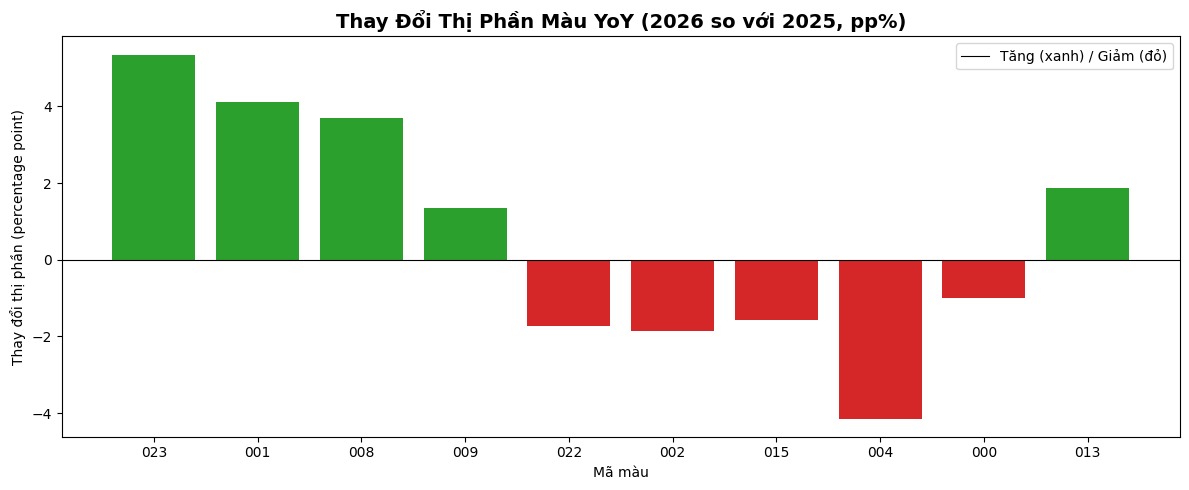
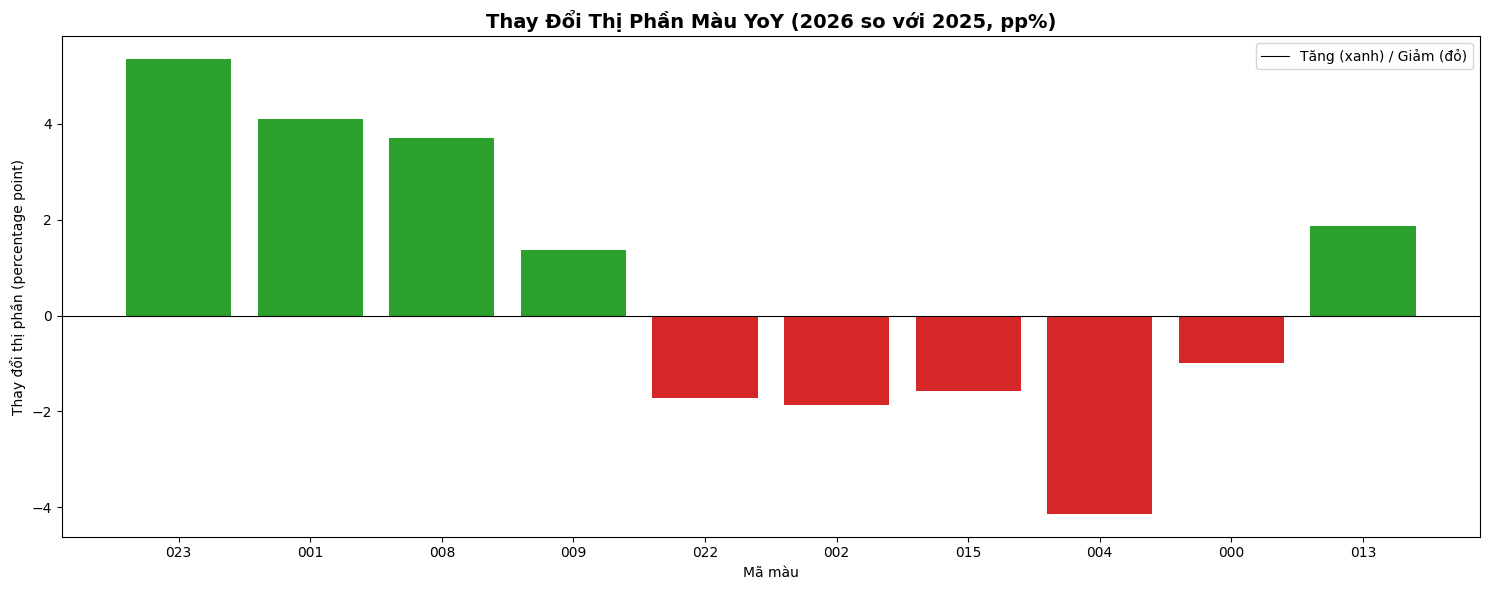
Code edit (unified diff) that turned the first committed figure into the second:
--- before
+++ after
@@ -4,5 +4,5 @@
 yoy_change = share_2026 - share_2025
 
-fig, ax = plt.subplots(figsize=(12, 5))
+fig, ax = plt.subplots(figsize=(15, 6))
 colors_yoy = ['C2' if v >= 0 else 'C3' for v in yoy_change.values]
 ax.bar(yoy_change.index, yoy_change.values, color=colors_yoy)

Commit: Rebuild 5 academic notebooks from 15 template repos Cloned all 15 repos (r01-r15), read each notebook structure, then adapted cell-by-cell without breaking template structure. Notebooks: - 00_eda.ipynb          (34 cells | r05+r13 templates | statsmodels decomp/ACF/PACF) - 01_q1_sales_forecast  (39 